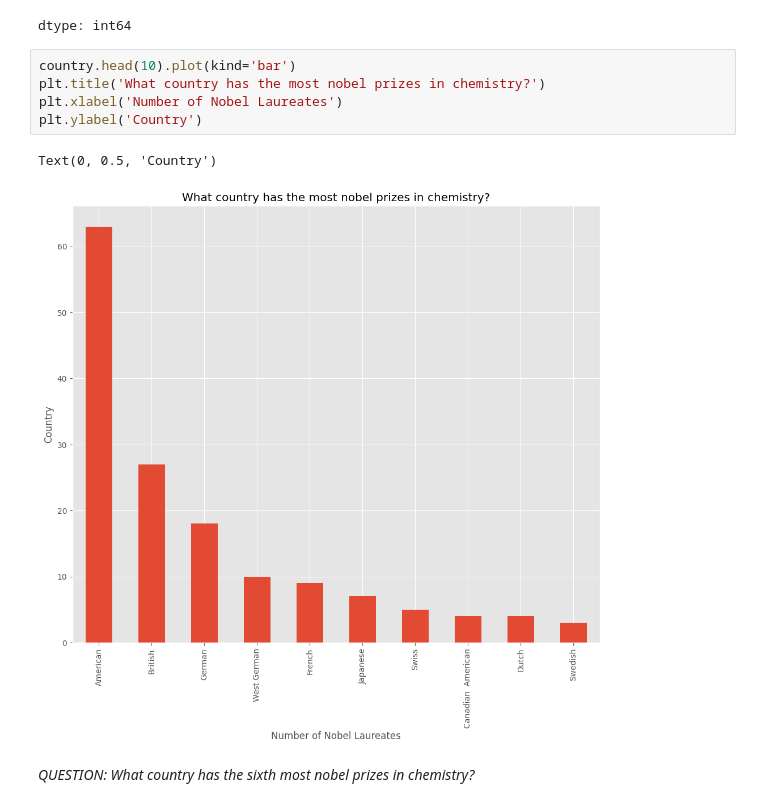
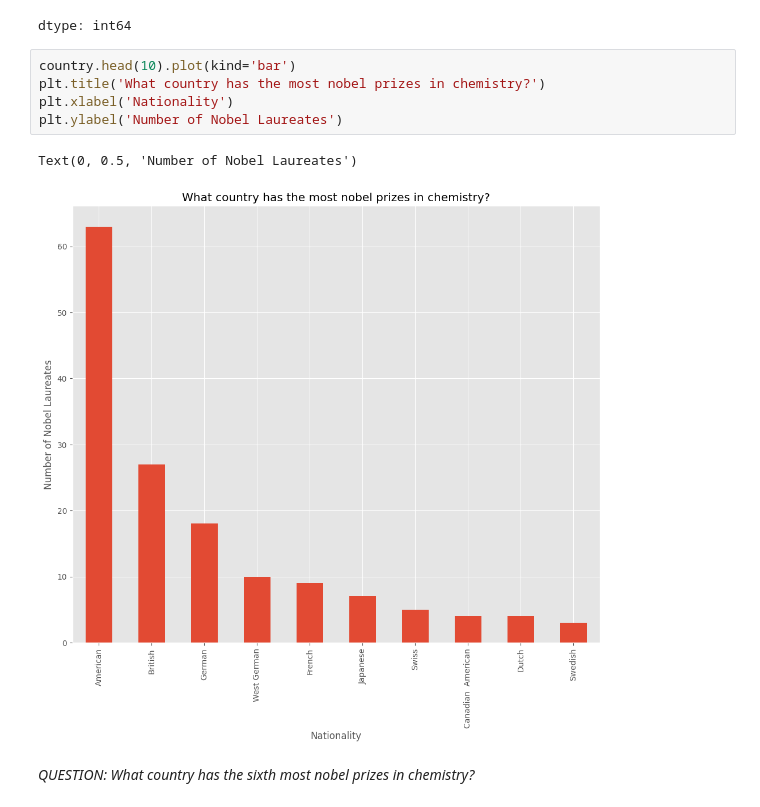
Before and after one commit to hailunj/QM2-2024, a Jupyter notebook: notebooks/W02. Pandas.ipynb, the cells around one changed output. Cells and saved outputs as stored; diff of their text form.

```diff
--- a/notebooks/W02. Pandas.ipynb
+++ b/notebooks/W02. Pandas.ipynb
@@ -498,11 +498,11 @@ dtype: int64
 # %%
 country.head(10).plot(kind='bar')
 plt.title('What country has the most nobel prizes in chemistry?')
-plt.xlabel('Number of Nobel Laureates')
-plt.ylabel('Country')
+plt.xlabel('Nationality')
+plt.ylabel('Number of Nobel Laureates')
 # %% [output]
-Text(0, 0.5, 'Country')
+Text(0, 0.5, 'Number of Nobel Laureates')
-[figure, old version]
+[figure, new version]
 # %% [markdown]
 *QUESTION: What country has the sixth most nobel prizes in chemistry?*
 # %% [markdown]
```
